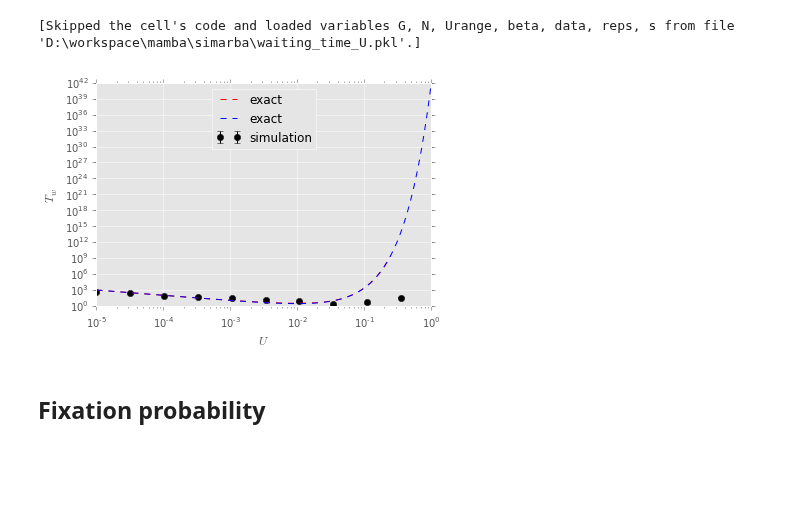
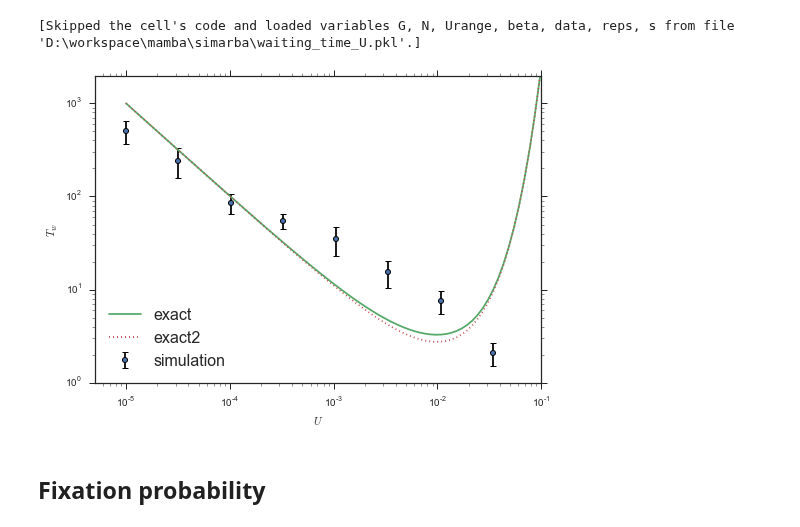
Before and after one commit to yoavram/mamba, a Jupyter notebook: simarba/adaptation model.ipynb, the cells around one changed output. Saved outputs shown, nothing was run; the diff lists cells and outputs as text; code cells hidden in the pictures; blank space fills up the shorter version.

```diff
--- a/simarba/adaptation model.ipynb
+++ b/simarba/adaptation model.ipynb
@@ -4,4 +3,14 @@ np.set_printoptions(precision=3)
 %load_ext ipycache
+# %%
+import seaborn as sns
+sns.set_style("ticks")
+rcParams["legend.fontsize"] = 16
+rcParams["lines.markersize"] = 5
+rcParams["lines.markeredgewidth"]=1
+ERRBAR_MARKER = 'o'
+ERRBAR_LS = 'none'
+ERRBAR_COL = 'k'
+ERRBAR_CAPSIZE = 5
 # %% [markdown]
 ## Infrastructure and testing
 # %%
@@ -295,23 +304,25 @@ data = array(pool.map_sync(lambda _: [simulation(N,U_,s,beta,G) for U_ in Urange
 # %% [output]
 [Skipped the cell's code and loaded variables G, N, Urange, beta, data, reps, s from file 'D:\workspace\mamba\simarba\waiting_time_U.pkl'.]
 # %%
-y1 = [Tw1(N,U_,s,beta) for U_ in Urange]
-y2 = [Tw2(N,U_,s,beta) for U_ in Urange]
+y1 = array([Tw1(N,U_,s,beta) for U_ in Urange])
+y2 = array([Tw2(N,U_,s,beta) for U_ in Urange])
 
 meany = data.mean(axis=0)
 semy  = data.std(axis=0, ddof=1)
 semy  = semy / sqrt(data.shape[0])
 # %%
-errorbar(Urange[::10], meany, yerr=semy, color='k', marker='o', ls='none', label='simulation')
-plot(Urange, y1, color='r', ls='--', label='exact')
-plot(Urange, y2, color='b', ls='--', label='exact')
+errorbar(Urange[::10], meany, yerr=semy, marker=ERRBAR_MARKER, ls=ERRBAR_LS, ecolor=ERRBAR_COL, label='simulation')
+plot(Urange, y1, label='exact')
+plot(Urange, y2, label='exact2', ls=':')
 xscale('log')
 yscale('log')
 xlabel('$U$')
 ylabel('$T_w$')
-legend(loc='upper center');
+ylim(1, y1[Urange<0.1].max())
+xlim(min(Urange)/2, max(Urange)/10)
+legend(loc='lower left');
 # %% [output]
-[figure, old version]
+[figure, new version]
 # %% [markdown]
 ## Fixation probability
 # %% [markdown]
```
Also changed, not shown: parts of 25 cells of this notebook.
